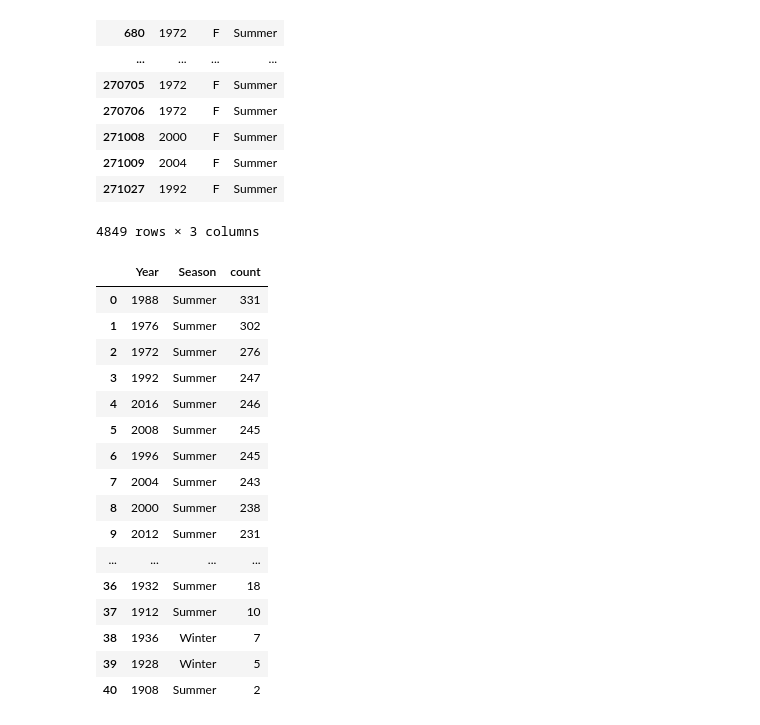
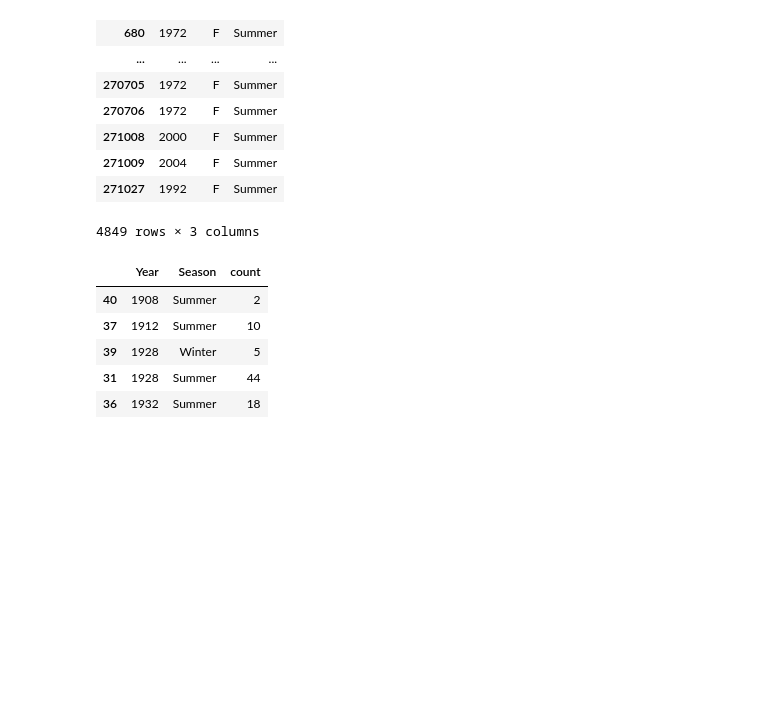
Before and after one commit to VineelaNedunuri/Databehandling-Vineela-Nedunuri, a Jupyter notebook: Project/Uppgift 1.ipynb, the cells around one changed output. Drawn from its saved outputs; the diff is of its cells as text; code cells hidden in the pictures; blank space fills up the shorter version.

```diff
--- a/Project/Uppgift 1.ipynb
+++ b/Project/Uppgift 1.ipynb
@@ -223,25 +183,19 @@ df_female
 | 271027 | 1992 | F | Summer |
 4849 rows × 3 columns
 # %%
-# separte data frame created
-females= df_female[['Year','Season']].value_counts().reset_index(name = 'count')
-females
+
+    # separte data frame created
+females = (
+        df_female[["Year", "Season"]]
+        .value_counts()
+        .reset_index(name="count")
+        .sort_values(by="Year", ascending=True))
+females.head()
 # %% [output]
 |  | Year | Season | count |
-| 0 | 1988 | Summer | 331 |
-| 1 | 1976 | Summer | 302 |
-| 2 | 1972 | Summer | 276 |
-| 3 | 1992 | Summer | 247 |
-| 4 | 2016 | Summer | 246 |
-| 5 | 2008 | Summer | 245 |
-| 6 | 1996 | Summer | 245 |
-| 7 | 2004 | Summer | 243 |
-| 8 | 2000 | Summer | 238 |
-| 9 | 2012 | Summer | 231 |
-| ... | ... | ... | ... |
+| 40 | 1908 | Summer | 2 |
+| 37 | 1912 | Summer | 10 |
+| 39 | 1928 | Winter | 5 |
+| 31 | 1928 | Summer | 44 |
 | 36 | 1932 | Summer | 18 |
-| 37 | 1912 | Summer | 10 |
-| 38 | 1936 | Winter | 7 |
-| 39 | 1928 | Winter | 5 |
-| 40 | 1908 | Summer | 2 |
 # %%
```
Also changed, not shown: parts of 4 cells of this notebook, 1 other file.
